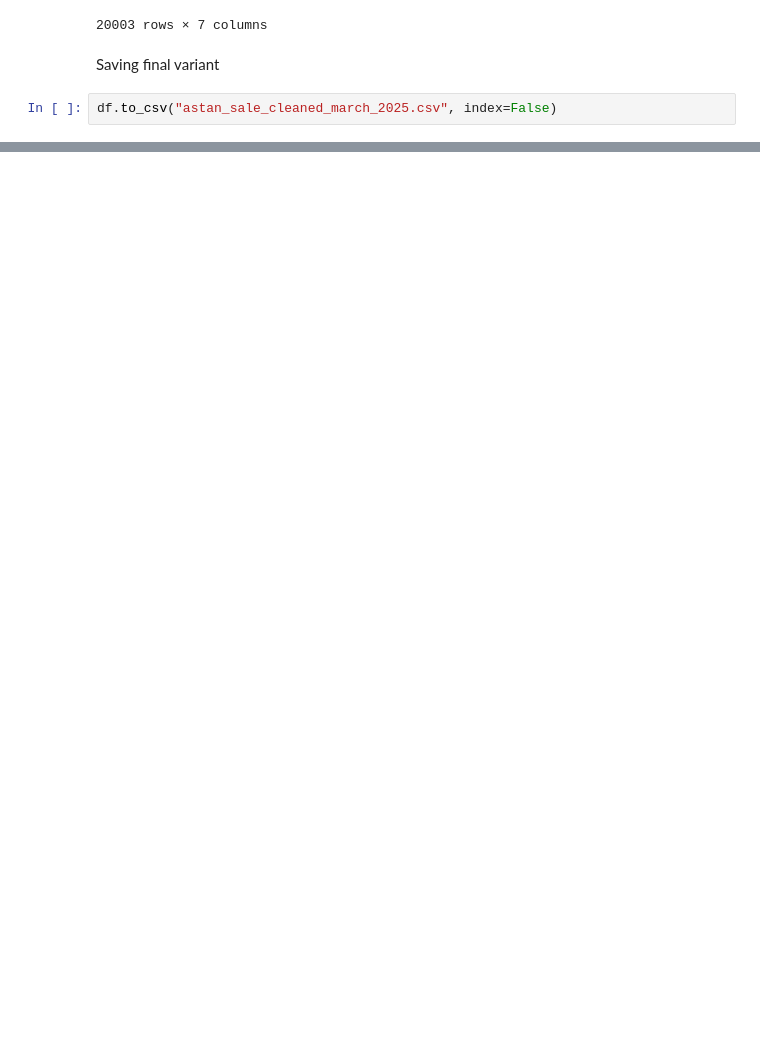
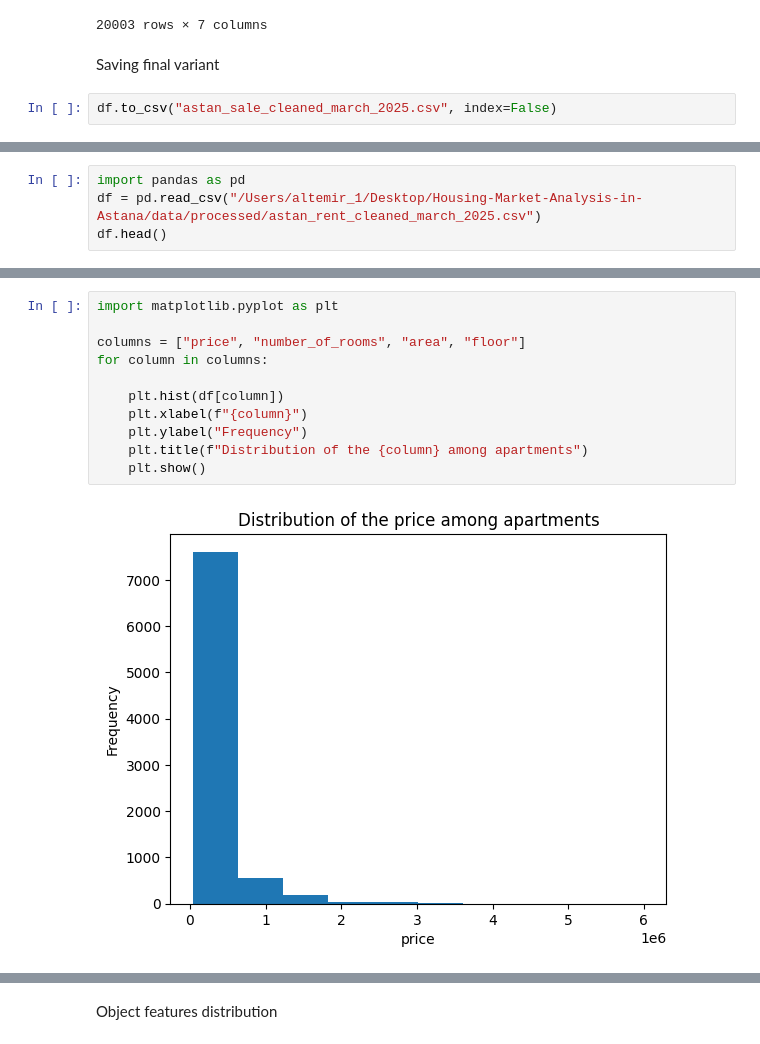
Before and after one commit to Altemir1/Housing-Market-Analysis-in-Astana, a Jupyter notebook: data-preparation.ipynb, the cells around one changed output, grey strips where cells are left out. Saved outputs shown, nothing was run; the diff lists cells and outputs as text; blank space fills up the shorter version.

Commit message:
Update: Added new data processing and visualization scripts for housing market analysis

```diff
--- a/data-preparation.ipynb
+++ b/data-preparation.ipynb
@@ -157,0 +162,4 @@ df.to_csv("astan_sale_cleaned_march_2025.csv", index=False)
+# %%
+import pandas as pd
+df = pd.read_csv("/Users/altemir_1/Desktop/Housing-Market-Analysis-in-Astana/data/processed/astan_rent_cleaned_march_2025.csv")
+df.head()
@@ -157,0 +202,13 @@ df.to_csv("astan_sale_cleaned_march_2025.csv", index=False)
+# %%
+import matplotlib.pyplot as plt
+
+columns = ["price", "number_of_rooms", "area", "floor"]
+for column in columns:
+
+    plt.hist(df[column])
+    plt.xlabel(f"{column}")
+    plt.ylabel("Frequency")
+    plt.title(f"Distribution of the {column} among apartments")
+    plt.show()
+# %% [output]
+[figure, added]
@@ -157,0 +218,2 @@ df.to_csv("astan_sale_cleaned_march_2025.csv", index=False)
+# %% [markdown]
+Object features distribution
```
Also changed, not shown: parts of 12 cells of this notebook, 3 other files.
